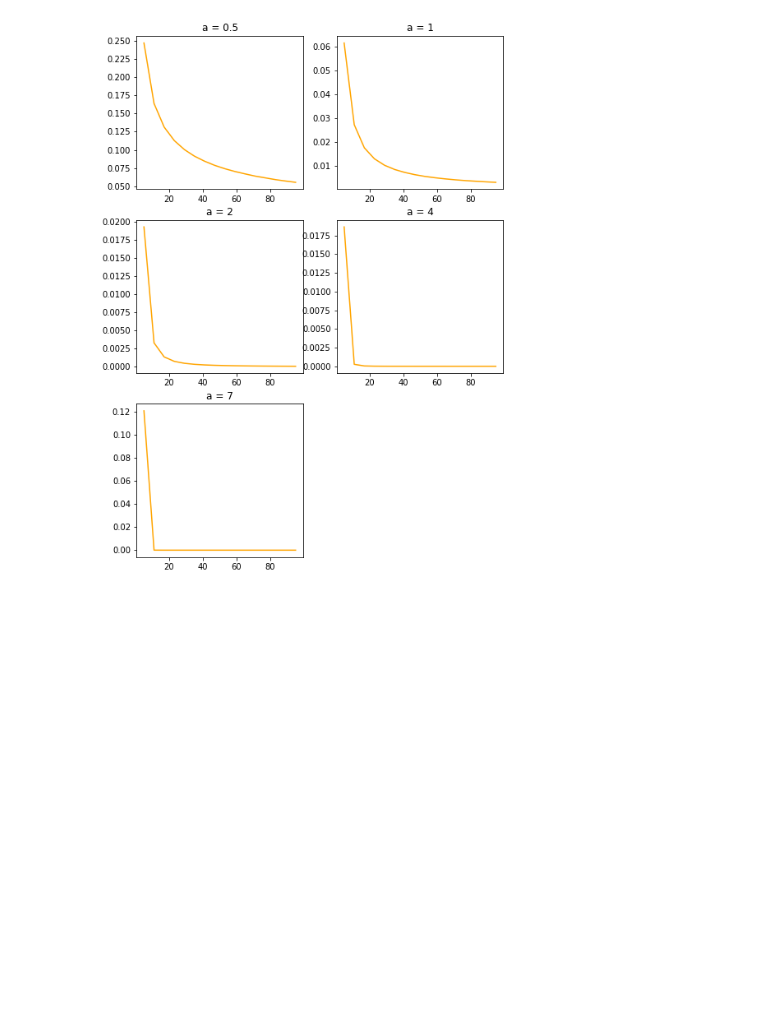
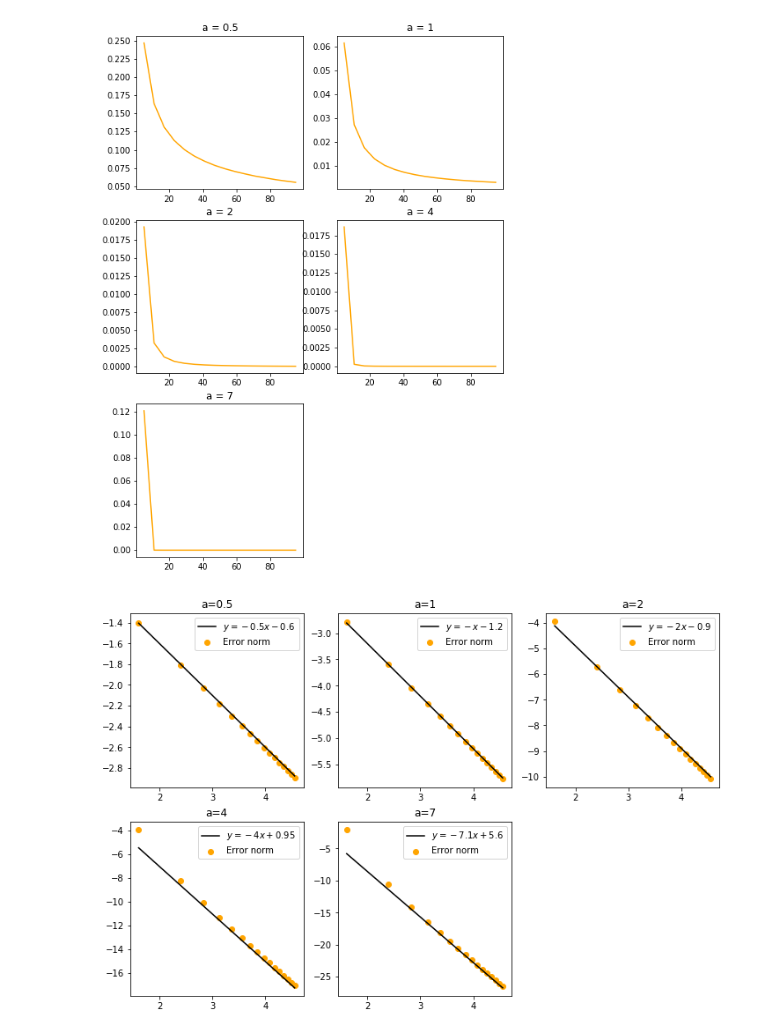
Before and after one commit to cjkim3728/Final-Lab, a Jupyter notebook: final lab.ipynb, the cells around one changed output. Saved outputs shown, nothing was run; the diff lists cells and outputs as text; code cells hidden in the pictures; blank space fills up the shorter version.

```diff
--- a/final lab.ipynb
+++ b/final lab.ipynb
@@ -1494,82 +1508,71 @@ for n in nlist:
     lognlist.append(np.log(n))
 fig = plt.figure(figsize=(12,8))
 
+a = 0.5
+ylist = []
+for n in nlist:
+    ylist.append(np.log(normDiff(xarray,a,n)))
+nlin = []
+for n in lognlist:
+    nlin.append(-0.5*n-0.6)
+plt.subplot(231)
+plt.scatter(lognlist,ylist, color = 'orange', label = "Error norm")
+plt.plot(lognlist,nlin, color = 'black', label = "$y = -0.5x-0.6$")
+plt.legend(loc = 'upper right')
+plt.title('a=0.5')
+
+a = 1
+ylist = []
+for n in nlist:
+    ylist.append(np.log(normDiff(xarray,a,n)))
+nlin = []
+for n in lognlist:
+    nlin.append(-1*n-1.2)
+plt.subplot(232)
+plt.scatter(lognlist,ylist, color = 'orange', label = "Error norm")
+plt.plot(lognlist,nlin, color = 'black', label = "$y = -x-1.2$")
+plt.legend(loc = 'upper right')
+plt.title('a=1')
+
 a = 2
 ylist = []
 for n in nlist:
     ylist.append(np.log(normDiff(xarray,a,n)))
 nlin = []
 for n in lognlist:
-    nlin.append(-0.97*n-0.25)
-plt.subplot(231)
+    nlin.append(-2*n-0.9)
+plt.subplot(233)
 plt.scatter(lognlist,ylist, color = 'orange', label = "Error norm")
-plt.plot(lognlist,nlin, color = 'black', label = "$y = -0.97x-0.25$")
+plt.plot(lognlist,nlin, color = 'black', label = "$y = -2x-0.9$")
 plt.legend(loc = 'upper right')
 plt.title('a=2')
 
-a = 2.1
+a = 4
 ylist = []
 for n in nlist:
     ylist.append(np.log(normDiff(xarray,a,n)))
 nlin = []
 for n in lognlist:
-    nlin.append(-0.97*n-0.2)
-plt.subplot(232)
+    nlin.append(-4*n+0.95)
+plt.subplot(234)
 plt.scatter(lognlist,ylist, color = 'orange', label = "Error norm")
-plt.plot(lognlist,nlin, color = 'black', label = "$y = -0.97x-0.2$")
+plt.plot(lognlist,nlin, color = 'black', label = "$y = -4x+0.95$")
 plt.legend(loc = 'upper right')
-plt.title('a=2.1')
+plt.title('a=4')
 
-a = 2.2
+a = 7
 ylist = []
 for n in nlist:
     ylist.append(np.log(normDiff(xarray,a,n)))
 nlin = []
 for n in lognlist:
-    nlin.append(-0.97*n-0.2)
-plt.subplot(233)
-plt.scatter(lognlist,ylist, color = 'orange', label = "Error norm")
-plt.plot(lognlist,nlin, color = 'black', label = "$y = -0.97x-0.2$")
-plt.legend(loc = 'upper right')
-plt.title('a=2.2')
-
-a = 2.3
-ylist = []
-for n in nlist:
-    ylist.append(np.log(normDiff(xarray,a,n)))
-nlin = []
-for n in lognlist:
-    nlin.append(-0.97*n-0.2)
-plt.subplot(234)
-plt.scatter(lognlist,ylist, color = 'orange', label = "Error norm")
-plt.plot(lognlist,nlin, color = 'black', label = "$y = -0.97x-0.2$")
-plt.legend(loc = 'upper right')
-plt.title('a=2.3')
-
-a = 2.4
-ylist = []
-for n in nlist:
-    ylist.append(np.log(normDiff(xarray,a,n)))
-nlin = []
-for n in lognlist:
-    nlin.append(-0.97*n-0.2)
+    nlin.append(-7.1*n+5.6)
 plt.subplot(235)
 plt.scatter(lognlist,ylist, color = 'orange', label = "Error norm")
-plt.plot(lognlist,nlin, color = 'black', label = "$y = -0.97x-0.2$")
+plt.plot(lognlist,nlin, color = 'black', label = "$y = -7.1x+5.6$")
 plt.legend(loc = 'upper right')
-plt.title('a=2.4')
-
-a = 2.5
-ylist = []
-for n in nlist:
-    ylist.append(np.log(normDiff(xarray,a,n)))
-nlin = []
-for n in lognlist:
-    nlin.append(-0.97*n-0.15)
-plt.subplot(236)
-plt.scatter(lognlist,ylist, color = 'orange', label = "Error norm")
-plt.plot(lognlist,nlin, color = 'black', label = "$y = -0.97x-0.15$")
-plt.legend(loc = 'upper right')
-plt.title('a=2.5')
+plt.title('a=7')
 
 plt.show()
+# %% [output]
+[figure, added]
```
Also changed, not shown: parts of 14 cells of this notebook.
